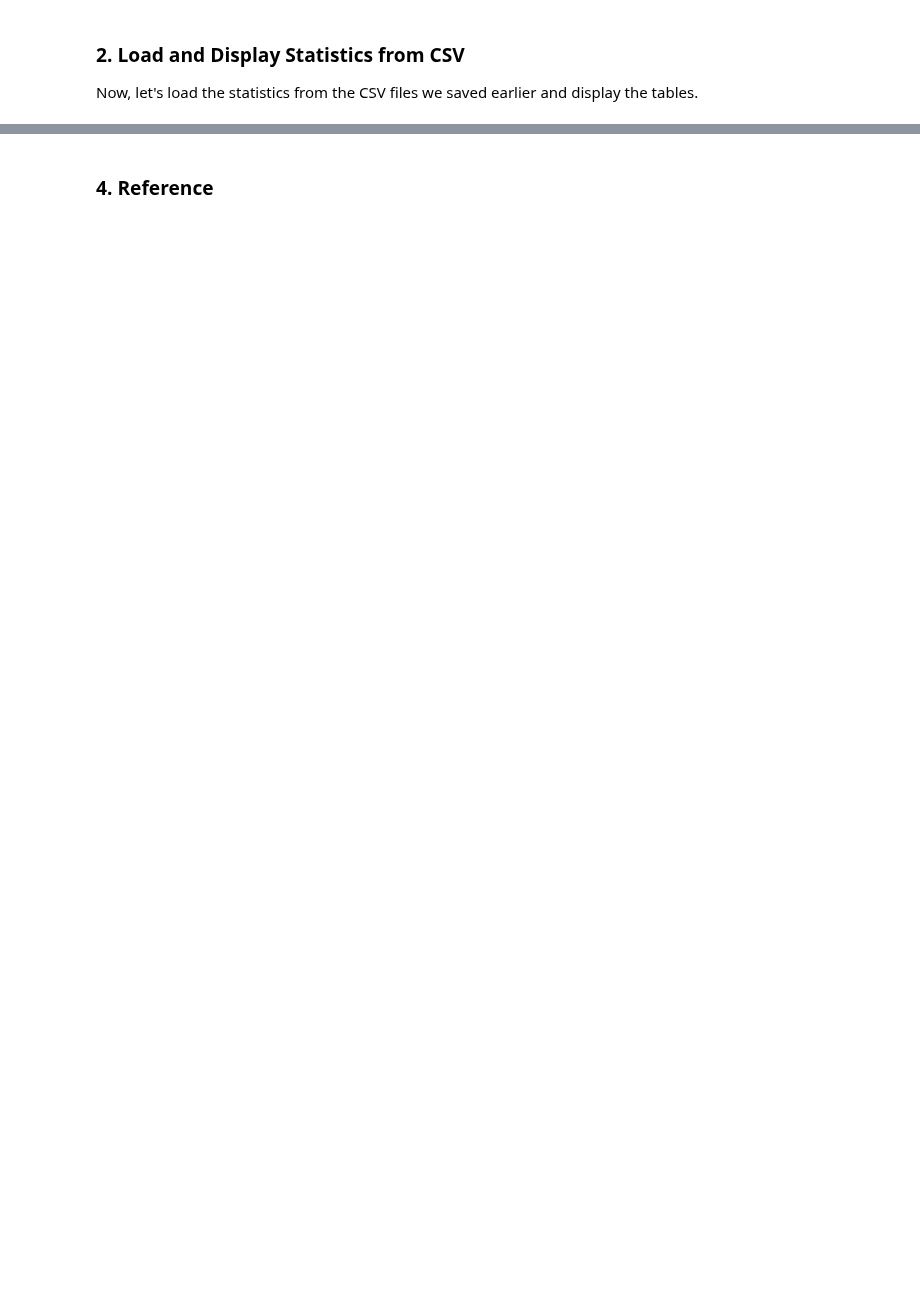
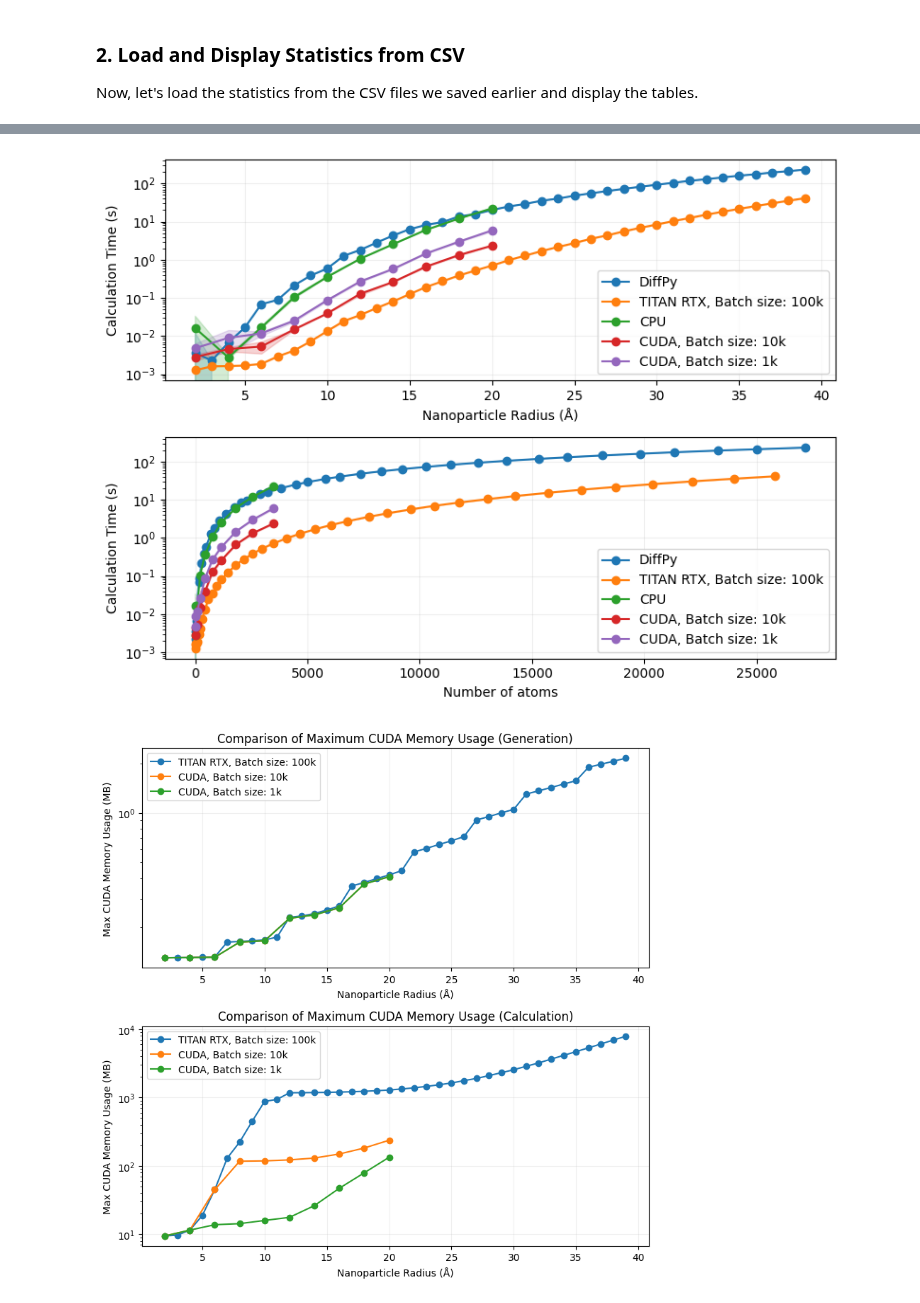
Before and after one commit to FrederikLizakJohansen/DebyeCalculator, a Jupyter notebook: Benchmark.ipynb, the cells around one changed output, grey strips where cells are left out. Cells and saved outputs as stored; diff of their text form; code cells hidden in the pictures; blank space fills up the shorter version.

Commit message:
Simplified benchmark notebook

```diff
--- a/Benchmark.ipynb
+++ b/Benchmark.ipynb
@@ -21,34 +22,34 @@ The `benchmark` method provides the flexibility to generate nanoparticles indivi
 # %%
 # Benchmark Debye calculator and display statistics (CPU)
 benchmarker.set_device('cpu')
-calculator_stats_cpu = benchmarker.benchmark(generate_individually=True, repetitions=3)
-print(calculator_stats_cpu)
+stats_cpu = benchmarker.benchmark(generate_individually=True, repetitions=3)
+print(stats_cpu)
 
 # Save statistics to a CSV file
-csv_calculator_path_cpu = 'benchmarks/benchmark_stats_cpu.csv'
-to_csv(calculator_stats_cpu, csv_calculator_path_cpu)
+csv_path_cpu = 'benchmarks/benchmark_stats_cpu.csv'
+to_csv(stats_cpu, csv_path_cpu)
 
 # ---
 
 # Benchmark Debye calculator and display statistics (CUDA), Batch size 10_000
 benchmarker.set_device('cuda')
 benchmarker.set_batch_size(10_000)
-calculator_stats_cuda_10k = benchmarker.benchmark(generate_individually=True, repetitions=3)
-print(calculator_stats_cuda_10k)
+stats_cuda_10k = benchmarker.benchmark(generate_individually=True, repetitions=3)
+print(stats_cuda_10k)
 
 # Save statistics to a CSV file
-csv_calculator_path_cuda_10k = 'benchmarks/benchmark_stats_cuda_10k.csv'
-to_csv(calculator_stats_cuda_10k, csv_calculator_path_cuda_10k)
+csv_path_cuda_10k = 'benchmarks/benchmark_stats_cuda_10k.csv'
+to_csv(stats_cuda_10k, csv_path_cuda_10k)
 
 # ---
 
 # Benchmark Debye calculator and display statistics (CUDA), Batch size: 1_000
 benchmarker.set_device('cuda')
 benchmarker.set_batch_size(1_000)
-calculator_stats_cuda_1k = benchmarker.benchmark(generate_individually=True, repetitions=3)
-print(calculator_stats_cuda_1k)
+stats_cuda_1k = benchmarker.benchmark(generate_individually=True, repetitions=3)
+print(stats_cuda_1k)
 
 # Save statistics to a CSV file
-csv_calculator_path_cuda_1k = 'benchmarks/benchmark_stats_cuda_1k.csv'
-to_csv(calculator_stats_cuda_1k, csv_calculator_path_cuda_1k)
+csv_path_cuda_1k = 'benchmarks/benchmark_stats_cuda_1k.csv'
+to_csv(stats_cuda_1k, csv_path_cuda_1k)
 # %% [output]
@@ -99,9 +106,9 @@ to_csv(calculator_stats_cuda_1k, csv_calculator_path_cuda_1k)
 Now, let's load the statistics from the CSV files we saved earlier and display the tables.
 # %%
 # Load statistics from the CSV files and display them
-loaded_stats_cpu = from_csv(csv_calculator_path_cpu)
-loaded_stats_cuda_10k = from_csv(csv_calculator_path_cuda_10k)
-loaded_stats_cuda_1k = from_csv(csv_calculator_path_cuda_1k)
+loaded_stats_cpu = from_csv(csv_path_cpu)
+loaded_stats_cuda_10k = from_csv(csv_path_cuda_10k)
+loaded_stats_cuda_1k = from_csv(csv_path_cuda_1k)
 
 print("\nLoaded Calculator Statistics CPU:")
 print(loaded_stats_cpu)
@@ -236,2 +141,16 @@ plt.show()
-# %% [markdown]
-### 4. Reference
+# %%
+plot_time_statistics(
+    statistics = [loaded_stats_cpu, loaded_stats_cuda_10k, loaded_stats_cuda_1k],
+    labels = ['CPU', 'CUDA, Batch size: 10k', 'CUDA, Batch size: 1k'],
+    include_references=True,
+    log_scale=True
+)
+plot_memory_statistics(
+    statistics = [loaded_stats_cuda_10k, loaded_stats_cuda_1k],
+    labels = ['CUDA, Batch size: 10k', 'CUDA, Batch size: 1k'],
+    include_references=True,
+    log_scale = True,
+)
+# %% [output]
+[figure, added]
+[figure, added]
```
Also changed, not shown: parts of 7 cells of this notebook.
